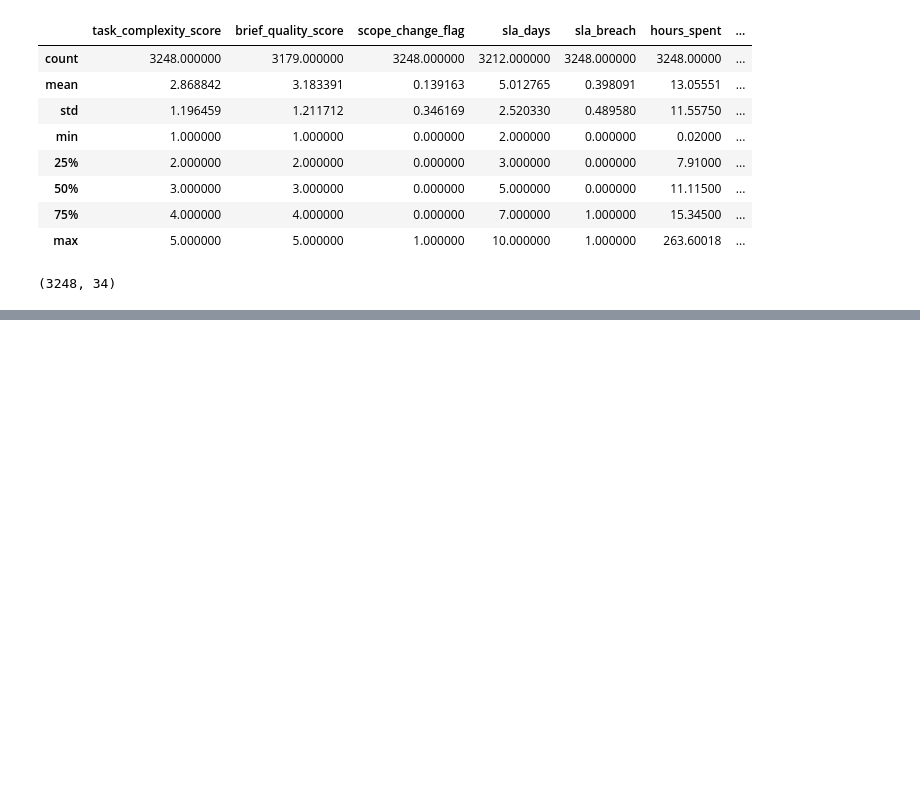
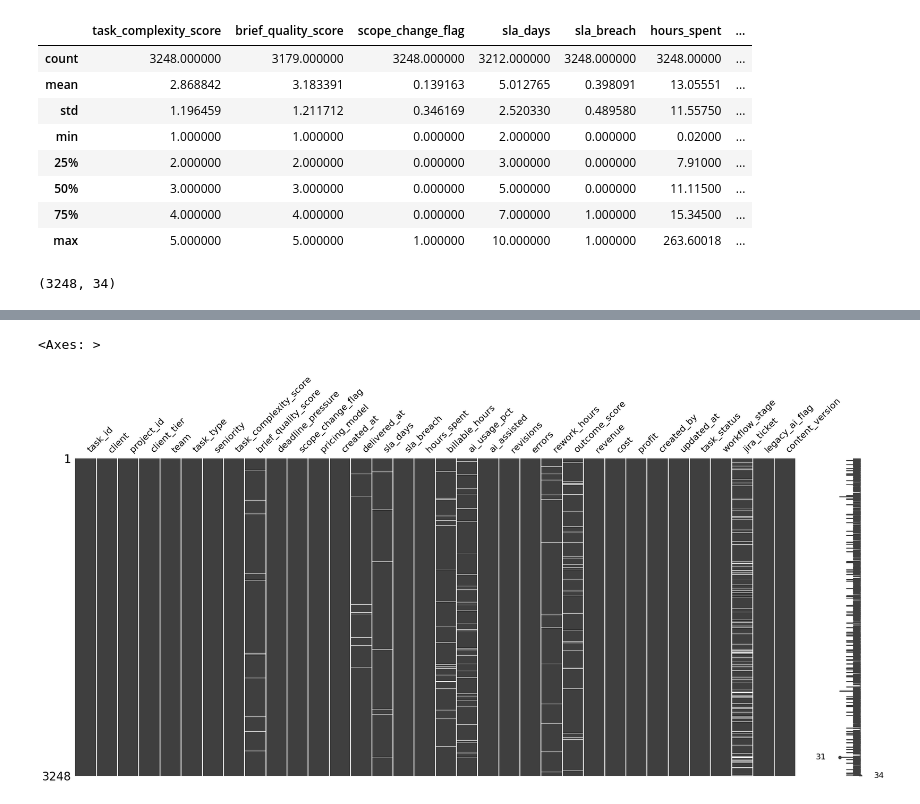
Before and after one commit to andreamammano89-maker/ML_Project_SEA_815441, a Jupyter notebook: main.ipynb, the cells around one changed output, grey strips where cells are left out. Cells and saved outputs as stored; diff of their text form; code cells hidden in the pictures; blank space fills up the shorter version.

```diff
--- a/main.ipynb
+++ b/main.ipynb
@@ -34,0 +187,5 @@ df_productivity.shape
+# %%
+msno.matrix(df_productivity)
+# %% [output]
+<Axes: >
+[figure, added]
```
Also changed, not shown: parts of 10 cells of this notebook, 2 other files.
